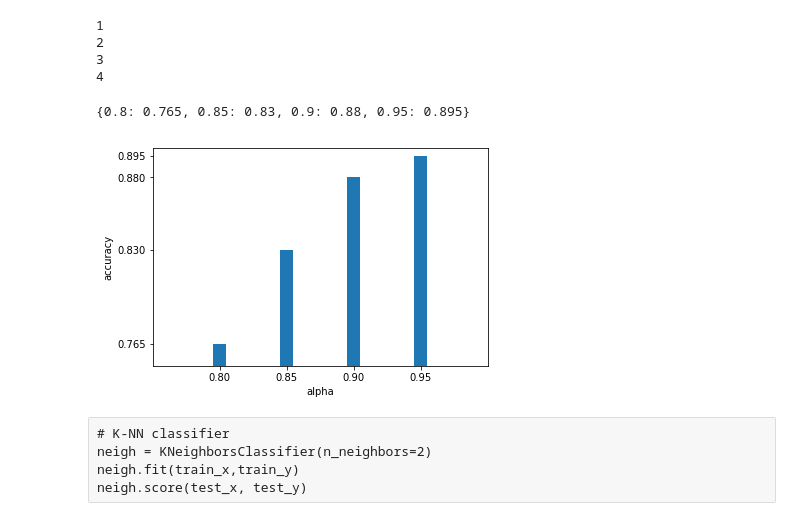
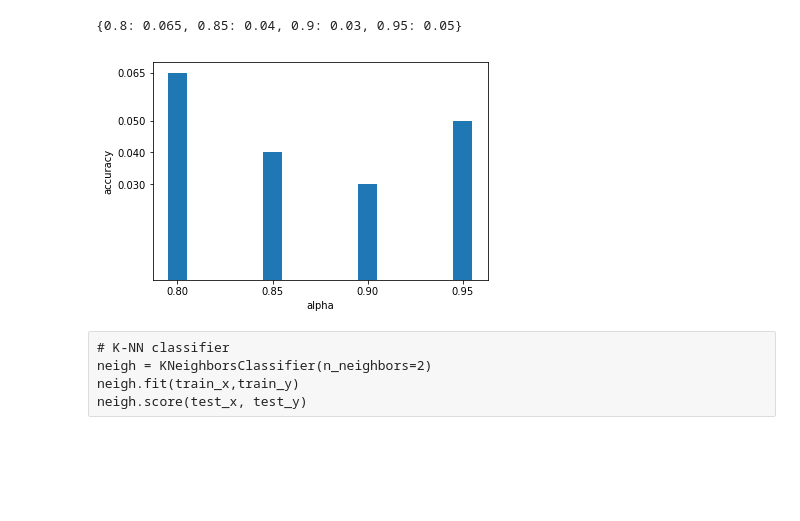
Before and after one commit to kmohab71/face_recognition, a Jupyter notebook: face_recognition/face_recognition.ipynb, the cells around one changed output. Saved outputs shown, nothing was run; the diff lists cells and outputs as text; code cells hidden in the pictures; blank space fills up the shorter version.

```diff
--- a/face_recognition/face_recognition.ipynb
+++ b/face_recognition/face_recognition.ipynb
@@ -103,6 +79,7 @@ def FOTV(eig_vals,totVar,alphas):
 # %%
 def pCA(dataMatrix):
     transformed=dict()
+    reducedVec=dict()
     X=dataMatrix[:,:]
     num_data, dim = X.shape
     mean_X = X.mean(axis=0)
@@ -115,13 +92,8 @@ def pCA(dataMatrix):
     eig_vecs = eig_vecs[:,idx]
     num = FOTV(eig_vals,totVar,[0.8,0.85,0.9,0.95])
     for key, vals in num.items():
-        reducedVec=eig_vecs[:vals,:]
-        transformed[key]=np.absolute(X.dot(reducedVec.T))
-    return transformed
+        reducedVec[key]=eig_vecs[:vals,:]
+        transformed[key]=np.absolute(X.dot(reducedVec[key].T))
+    return transformed,reducedVec
-# %%
-x=pCA(data[:,:-1])
-# %% [output]
-1
-2
-3
-4
+# %%
+transformed,reducedVec=pCA(train_x)
@@ -133,28 +107,26 @@ def kmodel_score(train_X,train_Y ,test_X,test_Y,neighbors):
     return(y_predict)
 # %%
 info={}
-for key, vals in x.items():
-    train_X,test_X=trained_data_splitting(vals)
-    score=kmodel_score(train_X, train_y, test_X, test_y,1)
+for key, vals in transformed.items():
+    test_X=np.absolute(test_x.dot(reducedVec[key].T))
+    score=kmodel_score(vals, train_y, test_X, test_y,1)
     info[key]=score
 print(info)
 # %% [output]
-{0.8: 0.765, 0.85: 0.83, 0.9: 0.88, 0.95: 0.895}
+{0.8: 0.065, 0.85: 0.04, 0.9: 0.03, 0.95: 0.05}
 # %%
 keys = list(info.keys())
 vals = list(info.values())
 
 plt.bar(keys,vals,align='center',width=0.01)
-plt.ylim(0.75,0.9)
 plt.ylabel ('accuracy')
 plt.yticks(list(vals))
 plt.xlabel ('alpha')
-plt.xlim(0.75,1)
 plt.xticks(list(keys))
 plt.savefig('pcaAccuracy.png')
 plt.show()
 # %% [output]
-[figure, old version]
+[figure, new version]
 # %%
 def pca():
   pca = PCA(n_components= 200)
```
Also changed, not shown: parts of 10 cells of this notebook, 9 other files.
